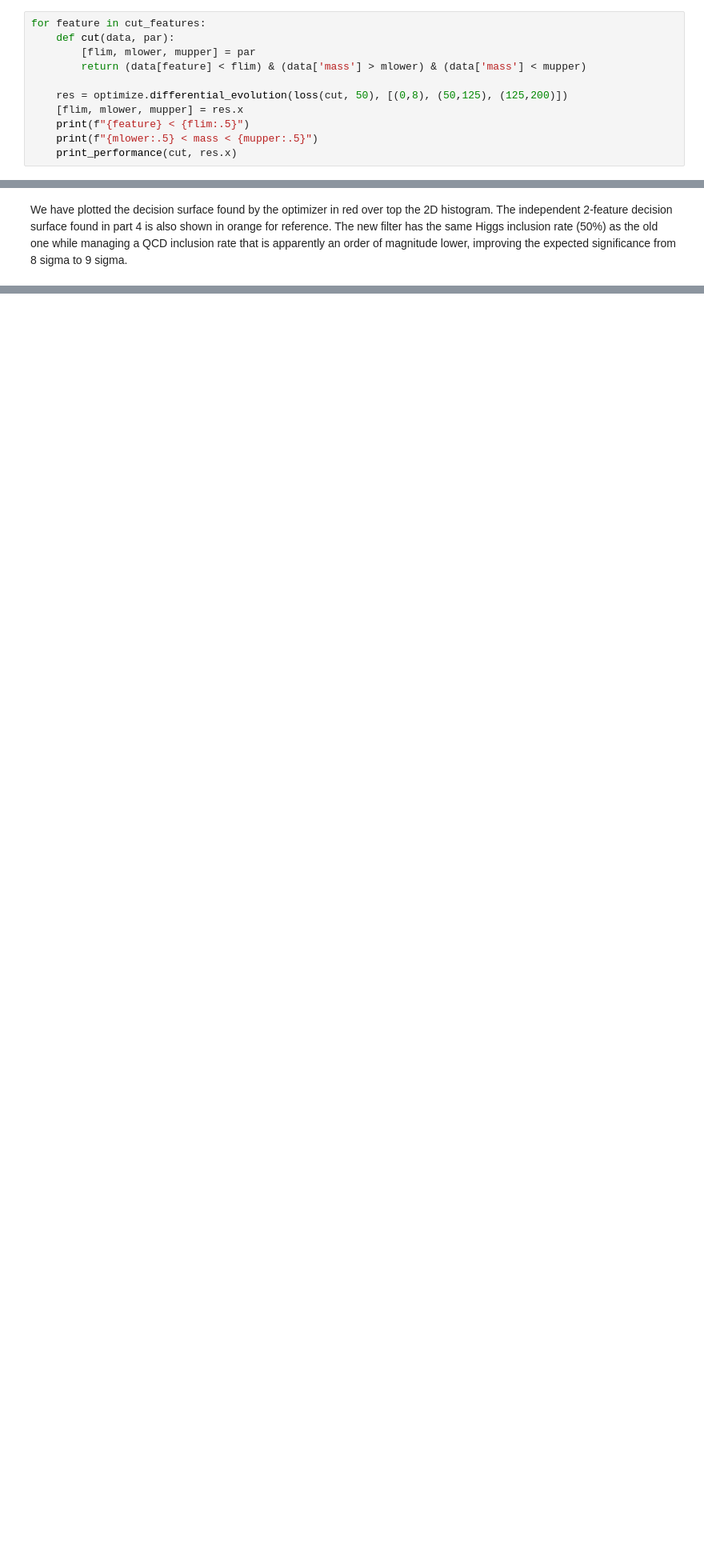
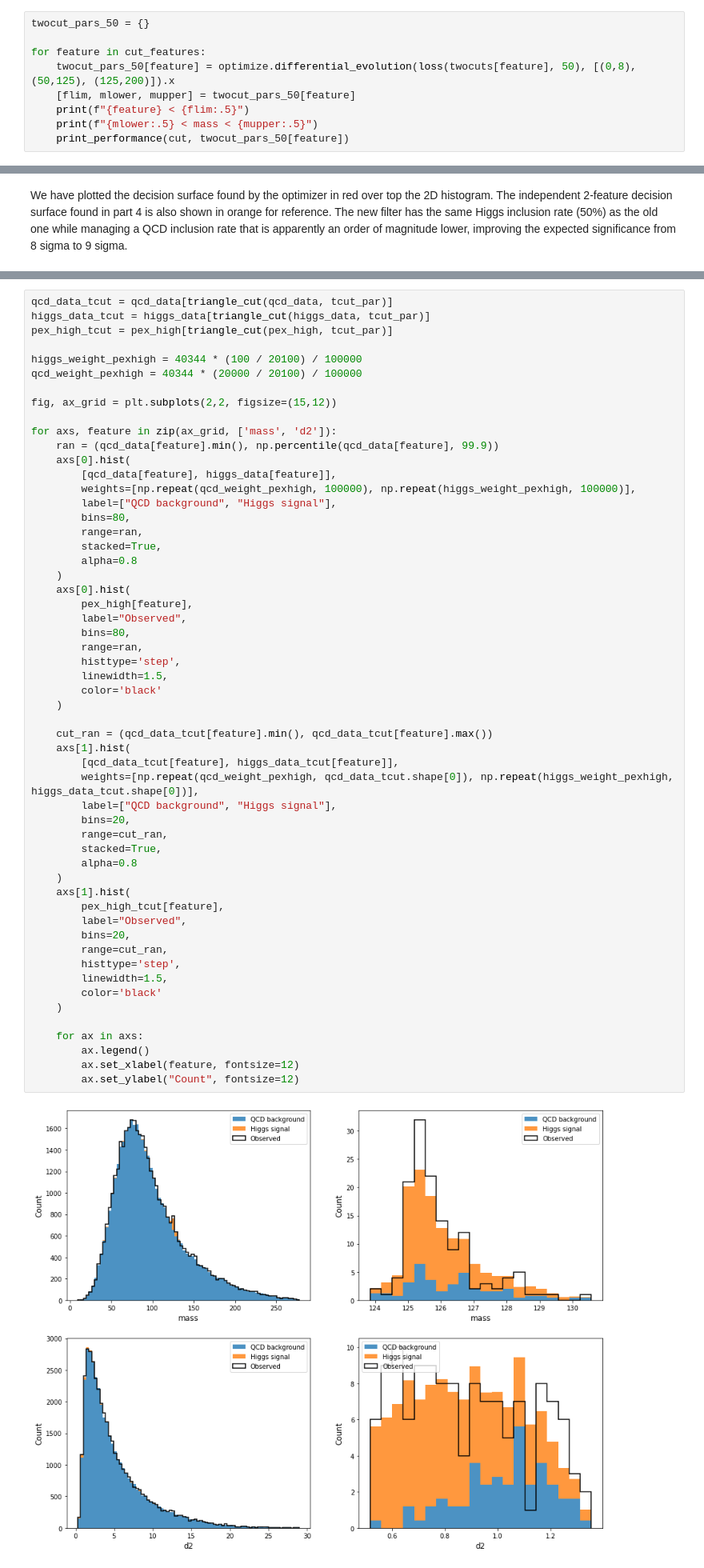
Before and after one commit to daultmccoy/phys434, a Jupyter notebook: LabFinal.ipynb, the cells around one changed output, grey strips where cells are left out. Shown at 80% size. Drawn from its saved outputs; the diff is of its cells as text; blank space fills up the shorter version.

```diff
--- a/LabFinal.ipynb
+++ b/LabFinal.ipynb
@@ -189,14 +196,12 @@ We see that `d2` is by far the most useful discriminant. By selecting only jets
 
 This seems too good to be true (even ignoring that this data is unrealistically clean), and it probably is. Since our training data contains 100,000 QCD jets, a QCD inclusion rate of 0.007% corresponds to only _7 jets_, which is too few to be confident our data is statistically representative. In other words, there is a risk that this filter is overfit to the training data. In an extreme case we can imagine a filter which selects a single Higgs jet and no QCD jets, which would have an infinite expected significance despite being practically useless. To prevent this type of overfitting we can set a minimum Higgs inclusion rate, which is the purpose of the optional `incl` argument in the `significance` and `loss` functions: any cut parameters which include less than `incl` percent of Higgs jets will be discarded during the search. Repeating the above with `incl` set to 50 gives the following results.
 # %%
+twocut_pars_50 = {}
+
 for feature in cut_features:
-    def cut(data, par):
-        [flim, mlower, mupper] = par
-        return (data[feature] < flim) & (data['mass'] > mlower) & (data['mass'] < mupper)
-
-    res = optimize.differential_evolution(loss(cut, 50), [(0,8), (50,125), (125,200)])
-    [flim, mlower, mupper] = res.x
+    twocut_pars_50[feature] = optimize.differential_evolution(loss(twocuts[feature], 50), [(0,8), (50,125), (125,200)]).x
+    [flim, mlower, mupper] = twocut_pars_50[feature]
     print(f"{feature} < {flim:.5}")
     print(f"{mlower:.5} < mass < {mupper:.5}")
-    print_performance(cut, res.x)
+    print_performance(cut, twocut_pars_50[feature])
 # %% [output]
@@ -284,0 +295,57 @@ We have plotted the decision surface found by the optimizer in red over top the
+# %%
+qcd_data_tcut = qcd_data[triangle_cut(qcd_data, tcut_par)]
+higgs_data_tcut = higgs_data[triangle_cut(higgs_data, tcut_par)]
+pex_high_tcut = pex_high[triangle_cut(pex_high, tcut_par)]
+
+higgs_weight_pexhigh = 40344 * (100 / 20100) / 100000
+qcd_weight_pexhigh = 40344 * (20000 / 20100) / 100000
+
+fig, ax_grid = plt.subplots(2,2, figsize=(15,12))
+
+for axs, feature in zip(ax_grid, ['mass', 'd2']):
+    ran = (qcd_data[feature].min(), np.percentile(qcd_data[feature], 99.9))
+    axs[0].hist(
+        [qcd_data[feature], higgs_data[feature]],
+        weights=[np.repeat(qcd_weight_pexhigh, 100000), np.repeat(higgs_weight_pexhigh, 100000)],
+        label=["QCD background", "Higgs signal"],
+        bins=80,
+        range=ran,
+        stacked=True,
+        alpha=0.8
+    )
+    axs[0].hist(
+        pex_high[feature],
+        label="Observed",
+        bins=80,
+        range=ran,
+        histtype='step',
+        linewidth=1.5,
+        color='black'
+    )
+
+    cut_ran = (qcd_data_tcut[feature].min(), qcd_data_tcut[feature].max())
+    axs[1].hist(
+        [qcd_data_tcut[feature], higgs_data_tcut[feature]],
+        weights=[np.repeat(qcd_weight_pexhigh, qcd_data_tcut.shape[0]), np.repeat(higgs_weight_pexhigh, higgs_data_tcut.shape[0])],
+        label=["QCD background", "Higgs signal"],
+        bins=20,
+        range=cut_ran,
+        stacked=True,
+        alpha=0.8
+    )
+    axs[1].hist(
+        pex_high_tcut[feature],
+        label="Observed",
+        bins=20,
+        range=cut_ran,
+        histtype='step',
+        linewidth=1.5,
+        color='black'
+    )
+
+    for ax in axs:
+        ax.legend()
+        ax.set_xlabel(feature, fontsize=12)
+        ax.set_ylabel("Count", fontsize=12)
+# %% [output]
+[figure, added]
```
Also changed, not shown: parts of 17 cells of this notebook, 1 other file.
